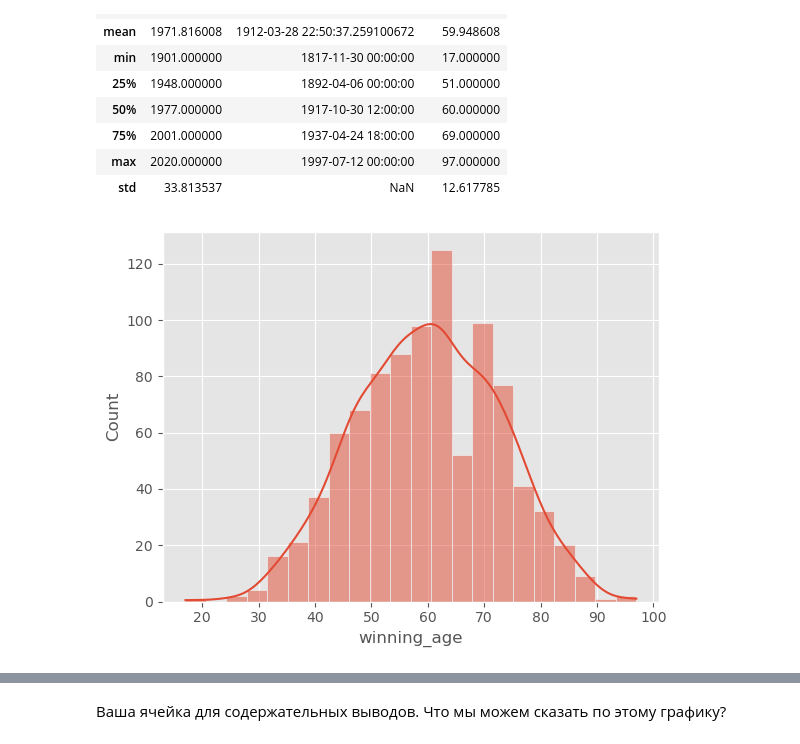
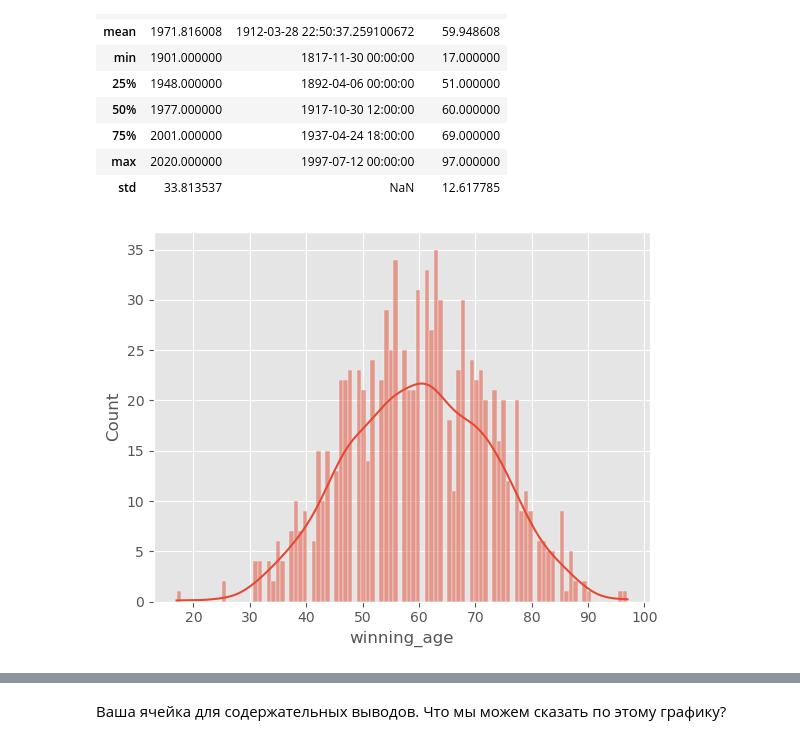
Before and after one commit to AlexKoffMSK/DS-15, a Jupyter notebook: ДЗ/ДЗ_06_Визуализация/HW6_Дорошенко ЕГ.ipynb, the cells around one changed output, grey strips where cells are left out. Saved outputs shown, nothing was run; the diff lists cells and outputs as text; code cells hidden in the pictures.

```diff
--- a/ДЗ/ДЗ_06_Визуализация/HW6_Дорошенко ЕГ.ipynb
+++ b/ДЗ/ДЗ_06_Визуализация/HW6_Дорошенко ЕГ.ipynb
@@ -64,6 +76,6 @@ import seaborn as sns
 plt.style.use('ggplot')    # стиль графиков
 %matplotlib inline
 # %%
-sns.histplot(df['winning_age'], kde = True);
+sns.histplot(df['winning_age'], kde = True, bins = 100);
 # %% [output]
-[figure, old version]
+[figure, new version]
```
Also changed, not shown: parts of 5 cells of this notebook, 12 other files.
